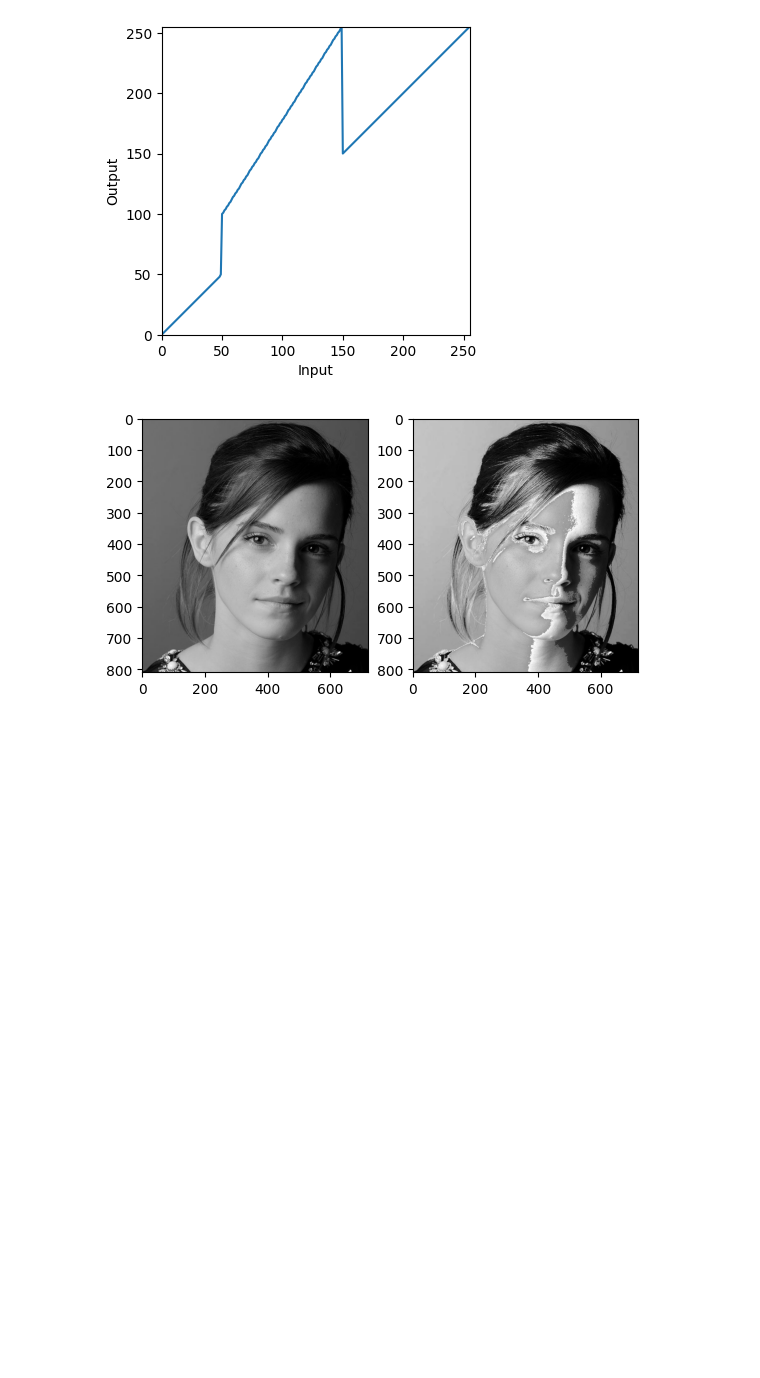
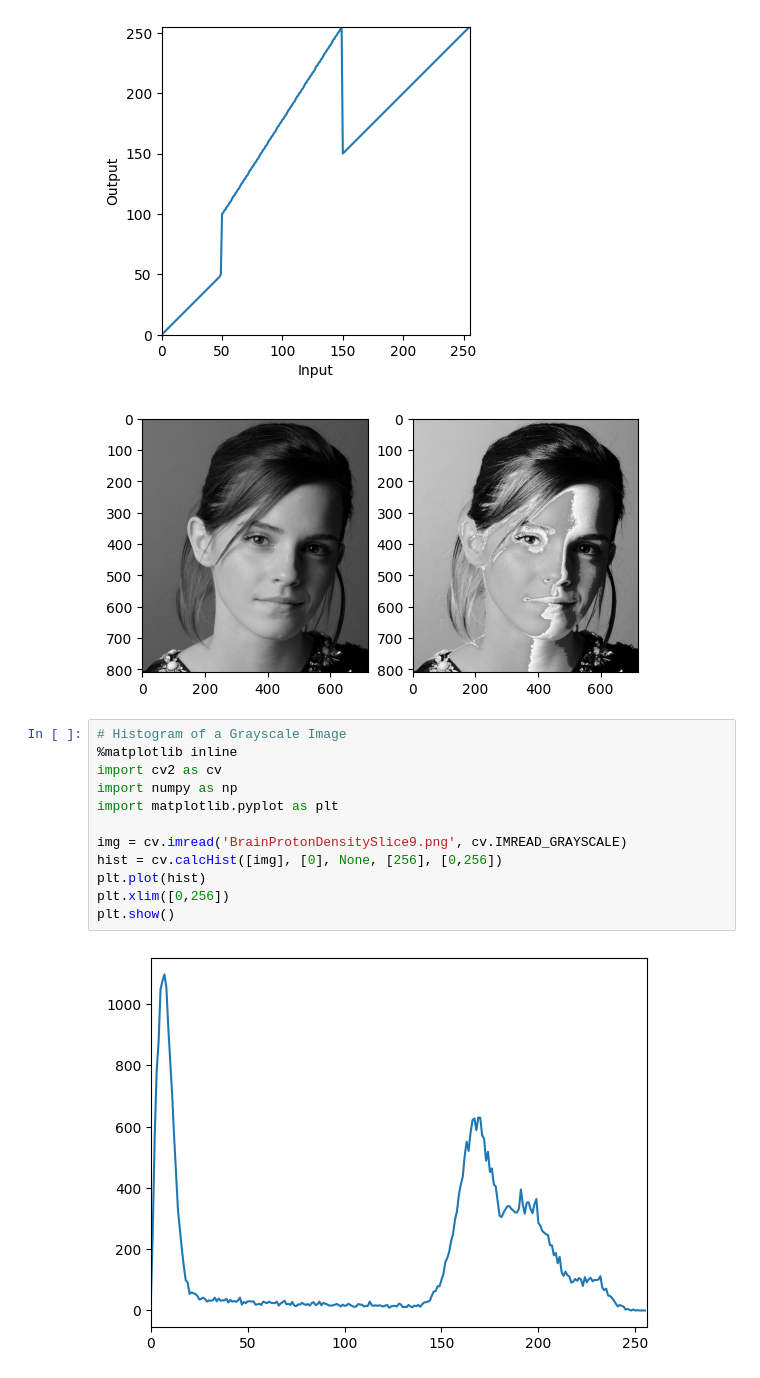
Before and after one commit to tharusha-pathirana/S5_EN3160, a Jupyter notebook: Assignment1.ipynb, the cells around one changed output. Saved outputs shown, nothing was run; the diff lists cells and outputs as text; blank space fills up the shorter version.

```diff
--- a/Assignment1.ipynb
+++ b/Assignment1.ipynb
@@ -36,3 +36,17 @@ plt.show()
 # %% [output]
 [figure]
 [figure]
+# %%
+# Histogram of a Grayscale Image
+%matplotlib inline
+import cv2 as cv
+import numpy as np
+import matplotlib.pyplot as plt
+
+img = cv.imread('BrainProtonDensitySlice9.png', cv.IMREAD_GRAYSCALE)
+hist = cv.calcHist([img], [0], None, [256], [0,256])
+plt.plot(hist)
+plt.xlim([0,256])
+plt.show()
+# %% [output]
+[figure, added]
```
Also changed, not shown: parts of 2 cells of this notebook.
